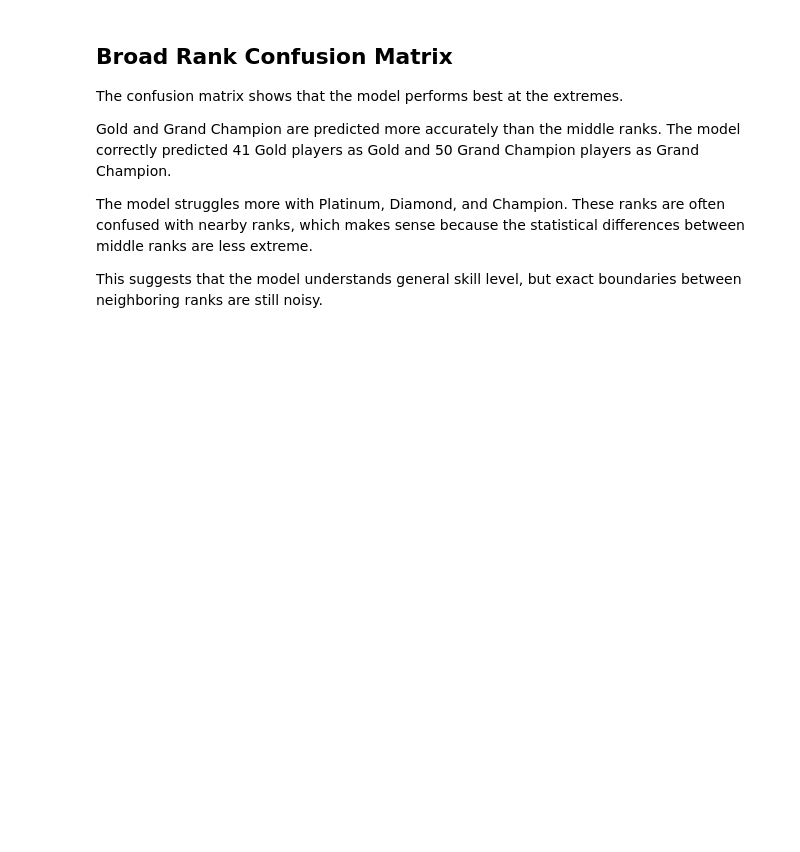
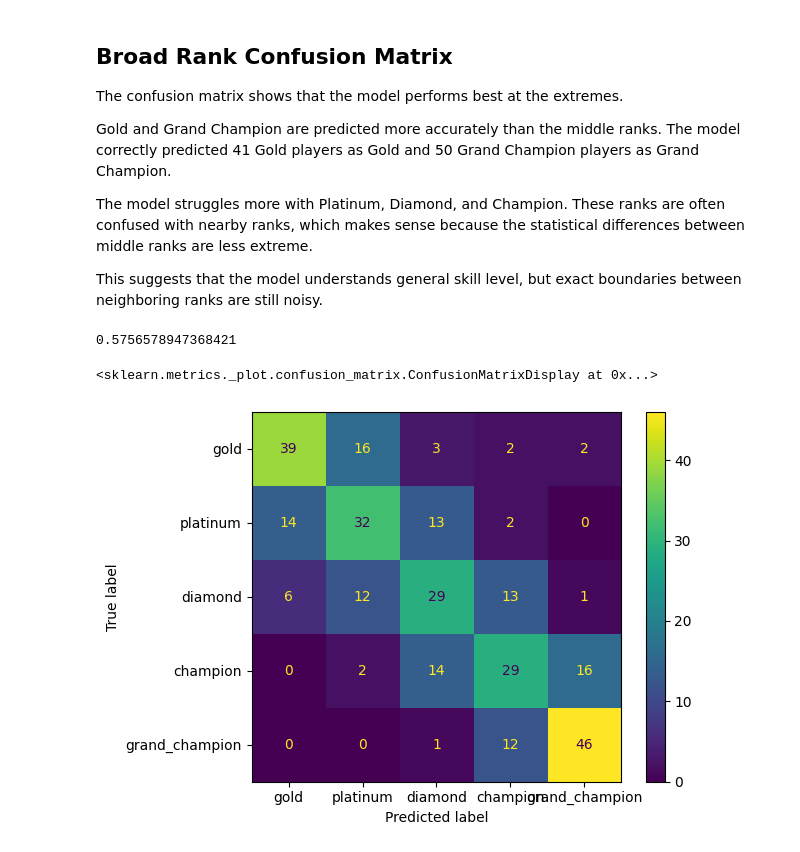
Before and after one commit to codingdadir/RLPerformanceEstimator, a Jupyter notebook: notebooks/eda.ipynb, the cells around one changed output. Drawn from its saved outputs; the diff is of its cells as text; code cells hidden in the pictures; blank space fills up the shorter version.

```diff
--- a/notebooks/eda.ipynb
+++ b/notebooks/eda.ipynb
@@ -680,3 +680,42 @@ with open("../model/model.pkl", "wb") as file:
 # %%
 with open("../model/features.pkl", "wb") as file:
     pickle.dump(list(X.columns), file)
+# %%
+from sklearn.linear_model import LogisticRegression
+from sklearn.preprocessing import StandardScaler
+from sklearn.pipeline import Pipeline
+
+log_reg_model = Pipeline([
+    ("scaler", StandardScaler()),
+    ("classifier", LogisticRegression(max_iter=2000, random_state=42))
+])
+# %%
+X_train, X_test, y_train, y_test = train_test_split(
+    X,
+    y_group,
+    test_size=0.2,
+    random_state=42,
+    stratify=y_group
+)
+
+log_reg_model.fit(X_train, y_train)
+
+log_reg_pred = log_reg_model.predict(X_test)
+
+accuracy_score(y_test, log_reg_pred)
+# %% [output]
+0.5756578947368421
+# %%
+from sklearn.metrics import confusion_matrix, ConfusionMatrixDisplay
+
+labels = ["gold", "platinum", "diamond", "champion", "grand_champion"]
+
+cm = confusion_matrix(y_test, log_reg_pred, labels=labels)
+
+ConfusionMatrixDisplay(
+    confusion_matrix=cm,
+    display_labels=labels
+).plot()
+# %% [output]
+<sklearn.metrics._plot.confusion_matrix.ConfusionMatrixDisplay at 0x...>
+[figure, added]
```
Also changed, not shown: parts of 2 cells of this notebook, 7 other files.
